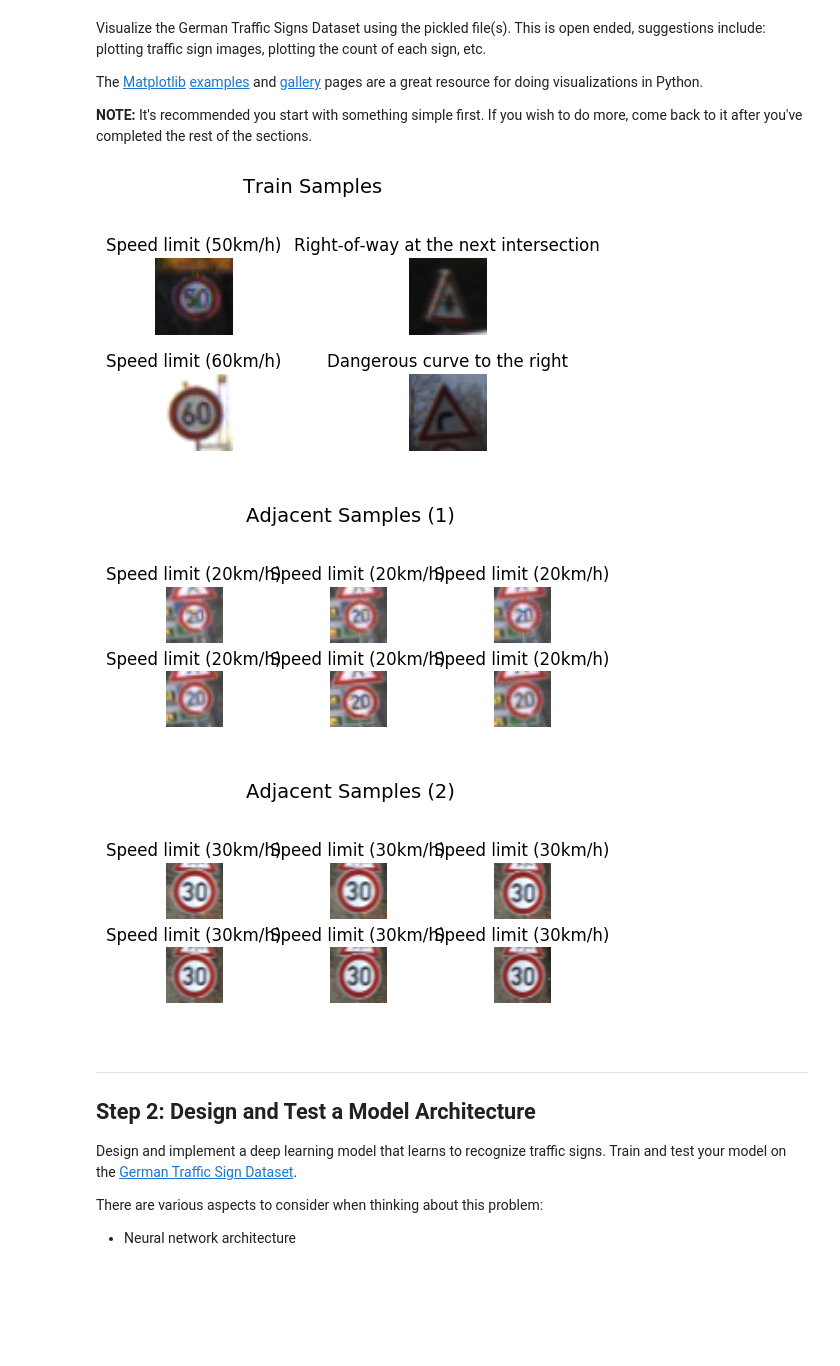
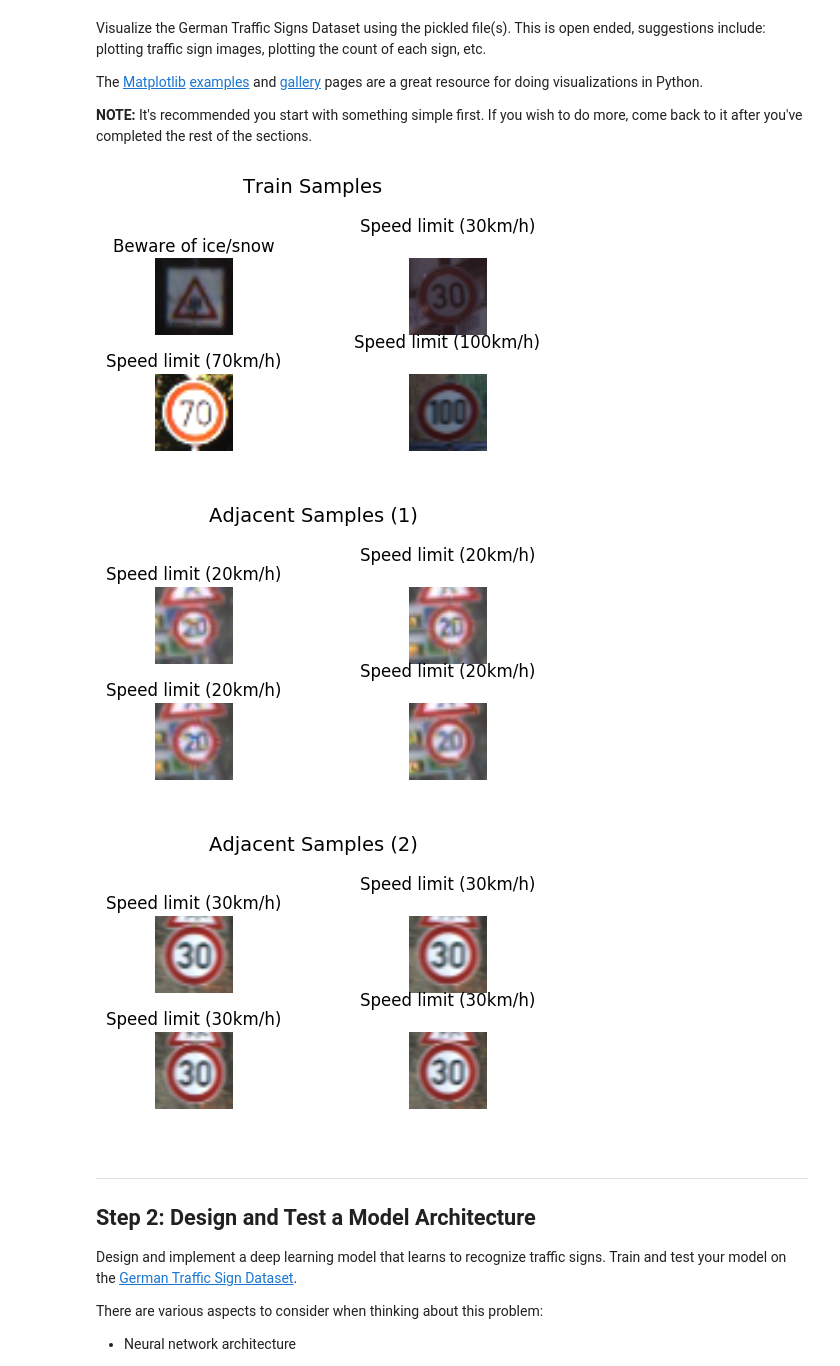
Before and after one commit to morbrian/CarND-Traffic-Sign-Classifier-Project, a Jupyter notebook: Traffic_Sign_Classifier.ipynb, the cells around one changed output. Saved outputs shown, nothing was run; the diff lists cells and outputs as text; code cells hidden in the pictures; blank space fills up the shorter version.

```diff
--- a/Traffic_Sign_Classifier.ipynb
+++ b/Traffic_Sign_Classifier.ipynb
@@ -104,25 +104,31 @@ def select_samples(count, images, labels):
     indices = np.array(random.sample(range(images.shape[0]), count))
     return (images[indices], labels[indices])
 
-def plot_samples(images, label_names, title, label_indices=None, cmap='jet'):
+def plot_samples(images, label_names, title, label_indices=None, ncols=2, cmap='jet'):
     # plot the sample images with associated labels
-    # images: the images to plot
-    # label_indices: label index for each image plot
-    # label_name: string representation of the label for each image
-    # title: single title for the group of images
+    # images: the images to plotj
+    # label_names: label strings for each item in images
+    # title: title for the entire plot of images group
+    # label_indices: label index for each image plot,
+    #                if None then label_names are assumed to correlate with images input
+    # ncols: desired number of columns per row of images in figure
+    # cmap: color map
 
     if label_indices is None:
         label_indices = [i for i in range(len(label_names))]
-    ncols = images.shape[0]
-    nrows = ncols / 2 + 1
+
+    ncount = images.shape[0]
+    nrows = ncount / ncols + 1
+
     fig = plt.figure()
     fig.suptitle(title, fontsize=14, y=1.1)
     fig.subplots_adjust(hspace=.5)
 
-    for i in range(ncols):
-        subplot = plt.subplot(nrows, ncols / 2, i+1)
+    for i in range(ncount):
+        subplot = plt.subplot(nrows, ncols, i+1)
         subplot.axis('off')
-        subplot.set_title(label_names[label_indices[i]])
+        # we alternate y position to reduce label overlap
+        subplot.set_title(label_names[label_indices[i]], y=(1 + 0.25 *(i % 2)))
         image = images[i]
         if image.shape[2] == 1:
             image = image[:,:,0] * 3
@@ -130,23 +136,23 @@ def plot_samples(images, label_names, title, label_indices=None, cmap='jet'):
 # %%
 # number of sample images to display for each dataset
 n_samples = 4
 
 # select an plot samples from training set
 train_sample_images, train_sample_labels = select_samples(n_samples, X_train, y_train)
 plot_samples(train_sample_images, sign_names, 'Train Samples', label_indices=train_sample_labels)
 plt.show()
 
 # show adjacent images are for the same sign stream
-train_sample_images, train_sample_labels = (X_train[0:6], y_train[0:6])
+train_sample_images, train_sample_labels = (X_train[0:n_samples], y_train[0:n_samples])
 plot_samples(train_sample_images, sign_names, 'Adjacent Samples (1)', label_indices=train_sample_labels)
 plt.show()
-train_sample_images, train_sample_labels = (X_train[1000:1006], y_train[1000:1006])
+train_sample_images, train_sample_labels = (X_train[1000:1000 + n_samples], y_train[1000:1000 + n_samples])
 plot_samples(train_sample_images, sign_names, 'Adjacent Samples (2)', label_indices=train_sample_labels)
 plt.show()
 # %% [output]
-[figure, old version]
+[figure, new version]
-[figure, old version]
+[figure, new version]
-[figure, old version]
+[figure, new version]
 # %% [markdown]
 ----
 
```
Also changed, not shown: parts of 31 cells of this notebook, 3 other files.
